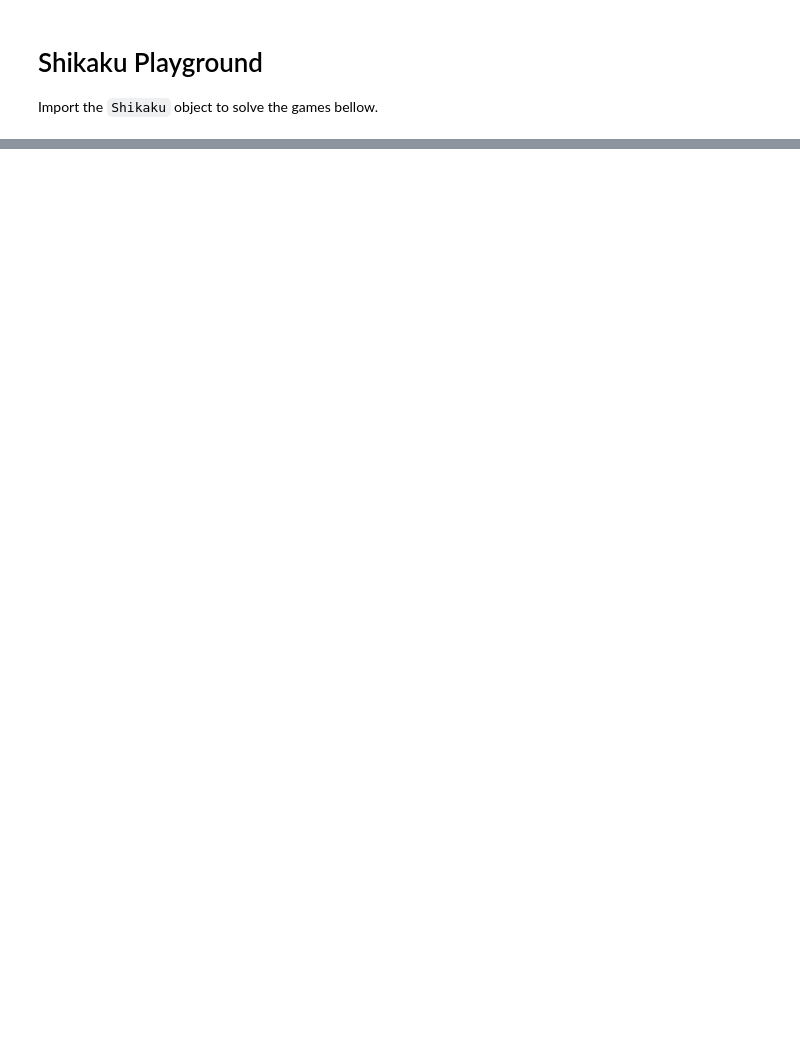
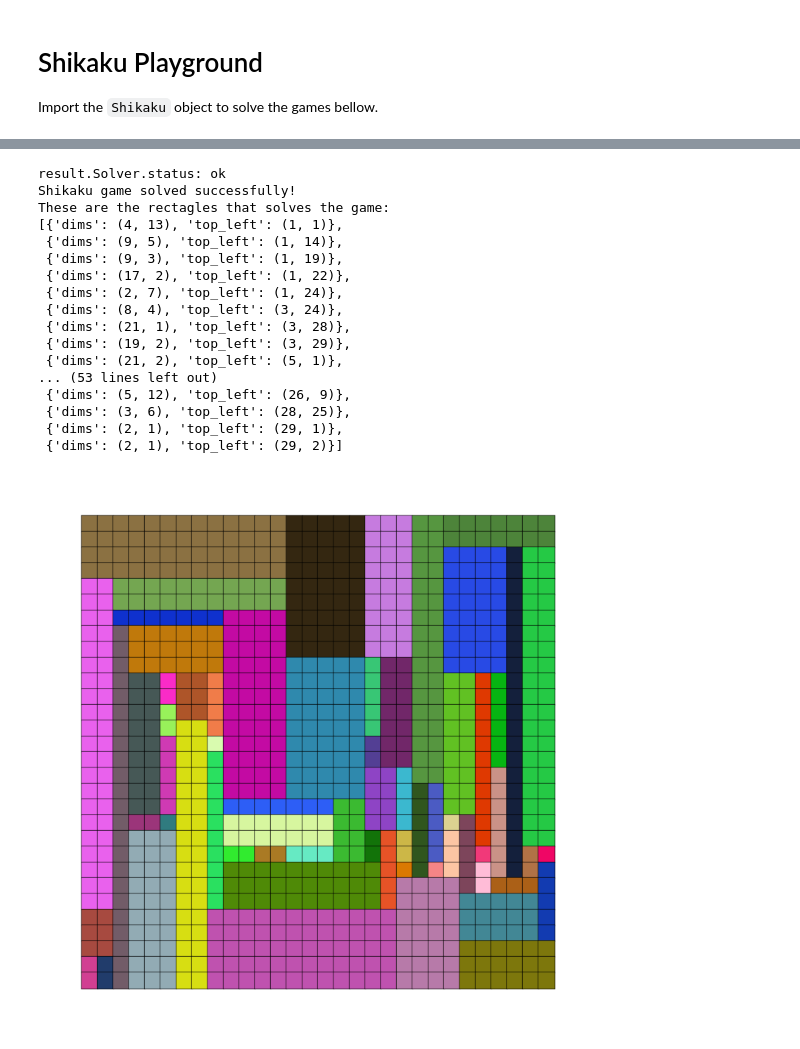
Before and after one commit to rodrigo-cl-porto/LinkedIn-Games-LinOpt-Solvers, a Jupyter notebook: notebooks/shikaku.ipynb, the cells around one changed output, grey strips where cells are left out. Drawn from its saved outputs; the diff is of its cells as text; code cells hidden in the pictures; blank space fills up the shorter version.

```diff
--- a/notebooks/shikaku.ipynb
+++ b/notebooks/shikaku.ipynb
@@ -117,32 +168,51 @@ August 13<sup>th</sup>, 2026
 # %%
 seeds = {
     ( 1,29): 14,
     ( 3,10): 52, ( 3,24): 32,
     ( 5,10): 22, ( 5,15): 45, ( 5,20): 27,
     ( 7, 5):  7,
     ( 8, 5): 18,
     ( 9,12): 48,
     (11, 6):  2, (11, 9):  4, (11,19):  5, (11,25): 18, (11,26): 11, (11,29): 38,
     (13, 8):  6, (13,14): 45, (13,27):  6, (13,28): 21,
     (14, 6):  2, (14, 7): 34,
     (15, 9):  1, (15,19):  2,
-    (16, 5): 18, (16,20): 14, (11,23): 34,
+    (16, 5): 18, (16,20): 14, (16,23): 34,
     (17,19):  8,
-    (18, 6): 15, (18, 9): 10, (11,27): 7,
+    (18, 6):  5, (18, 9): 10, (18,27): 7,
     (19,10):  7, (19,21):  4,
     (20, 5):  2, (20, 6):  1, (20,13): 14, (20,23):  5, (20,24):  1,
     (21,21):  2, (21,22):  6, (21,24):  3,
     (22, 1): 42, (22,10):  2, (22,13):  2, (22,16):  3, (22,17):  8, (22,19):  2, (22,25):  5, (22,26):  1, (22,30):  1,
     (23, 3): 23, (23,21):  1, (23,23):  1, (23,29):  2, (23,30):  5,
     (24,19): 30, (24,20):  5, (24,26):  2, (24,27):  3,
     (26,27): 15,
     (28, 2):  6, (28,21): 28, (28,30): 18,
     (29, 1):  2, (29, 4): 30, (29,10): 60,
     (30, 2):  2,
 }
-shikaku = shikaku(30, seeds)
+shikaku = Shikaku(30, seeds)
 shikaku.solve(verbose=True)
 shikaku.show()
+# %% [output]
+result.Solver.status: ok
+Shikaku game solved successfully!
+These are the rectagles that solves the game:
+[{'dims': (4, 13), 'top_left': (1, 1)},
+ {'dims': (9, 5), 'top_left': (1, 14)},
+ {'dims': (9, 3), 'top_left': (1, 19)},
+ {'dims': (17, 2), 'top_left': (1, 22)},
+ {'dims': (2, 7), 'top_left': (1, 24)},
+ {'dims': (8, 4), 'top_left': (3, 24)},
+ {'dims': (21, 1), 'top_left': (3, 28)},
+ {'dims': (19, 2), 'top_left': (3, 29)},
+ {'dims': (21, 2), 'top_left': (5, 1)},
+... (53 lines left out)
+ {'dims': (5, 12), 'top_left': (26, 9)},
+ {'dims': (3, 6), 'top_left': (28, 25)},
+ {'dims': (2, 1), 'top_left': (29, 1)},
+ {'dims': (2, 1), 'top_left': (29, 2)}]
+[figure, added]
 # %% [markdown]
 Solution of Expert Shikaku.
 
```
Also changed, not shown: parts of 5 cells of this notebook, 2 other files.
